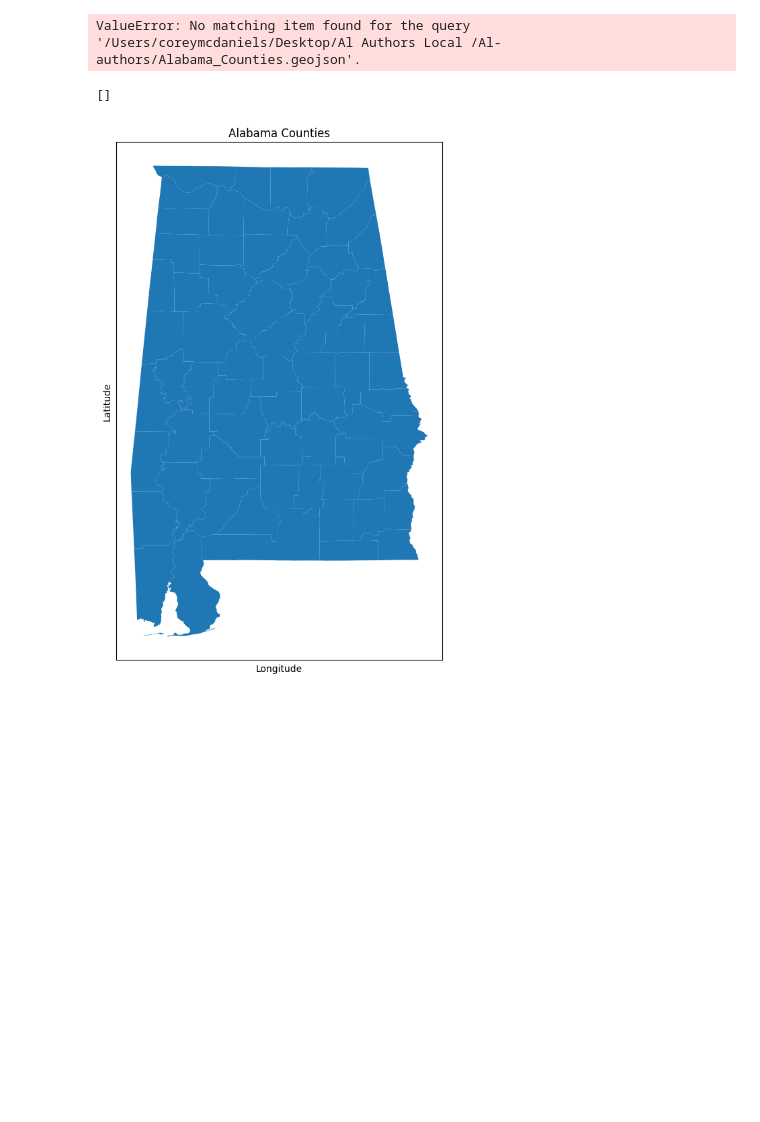
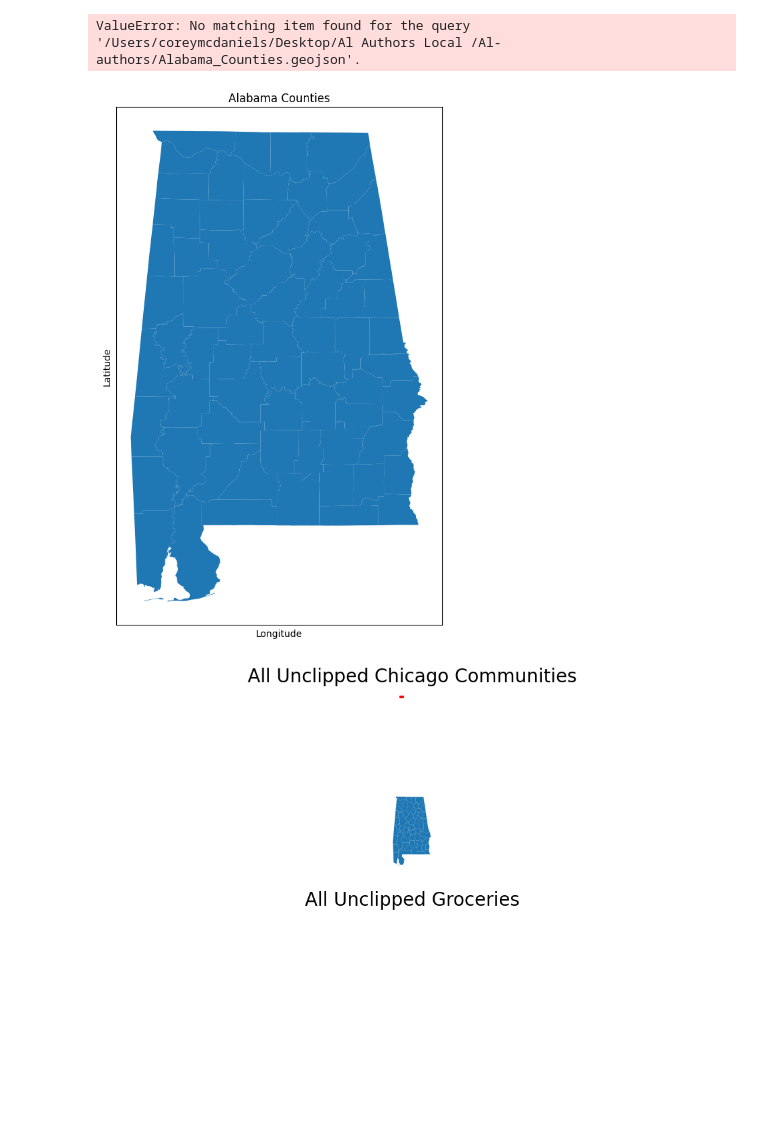
Before and after one commit to Coreym6/Al-authors, a Jupyter notebook: visualization.ipynb, the cells around one changed output. Saved outputs shown, nothing was run; the diff lists cells and outputs as text; code cells hidden in the pictures; blank space fills up the shorter version.

```diff
--- a/visualization.ipynb
+++ b/visualization.ipynb
@@ -37,6 +37,7 @@ ValueError: No matching item found for the query '/Users/coreymcdaniels/Desktop/
 # %%
 import geopandas
 import matplotlib.pyplot as plt
+from shapely.geometry import box
 
 # Path to the GeoJSON file
 file_path = '/Users/coreymcdaniels/Desktop/Al Authors Local /Al-authors/Alabama_Counties.geojson'
@@ -56,6 +57,21 @@ ax.set_ylabel('Latitude')
 # Remove the x and y axis for a cleaner look
 ax.set_xticks([])
 ax.set_yticks([])
+## What I want is to likely create a custom polygon to highlight a specific county.
+# Create a custom polygon
+polygon = box(-87.8, 41.90, -87.5, 42)
+poly_gdf = geopandas.GeoDataFrame([1], geometry=[polygon], crs=alabama_counties.crs)
 # %% [output]
-[]
 [figure]
+# %%
+fig, (ax1, ax2) = plt.subplots(2, 1, figsize=(12, 8))
+alabama_counties.plot(ax=ax1)
+poly_gdf.boundary.plot(ax=ax1, color="red")
+ax1.set_title("All Unclipped Chicago Communities", fontsize=20)
+ax2.set_title("All Unclipped Groceries", fontsize=20)
+ax1.set_axis_off()
+ax2.set_axis_off()
+plt.show()
+# Need to figure out what I would like to do with the data. Maybe a 3D plot or representation of the data.
+# %% [output]
+[figure, added]
```
